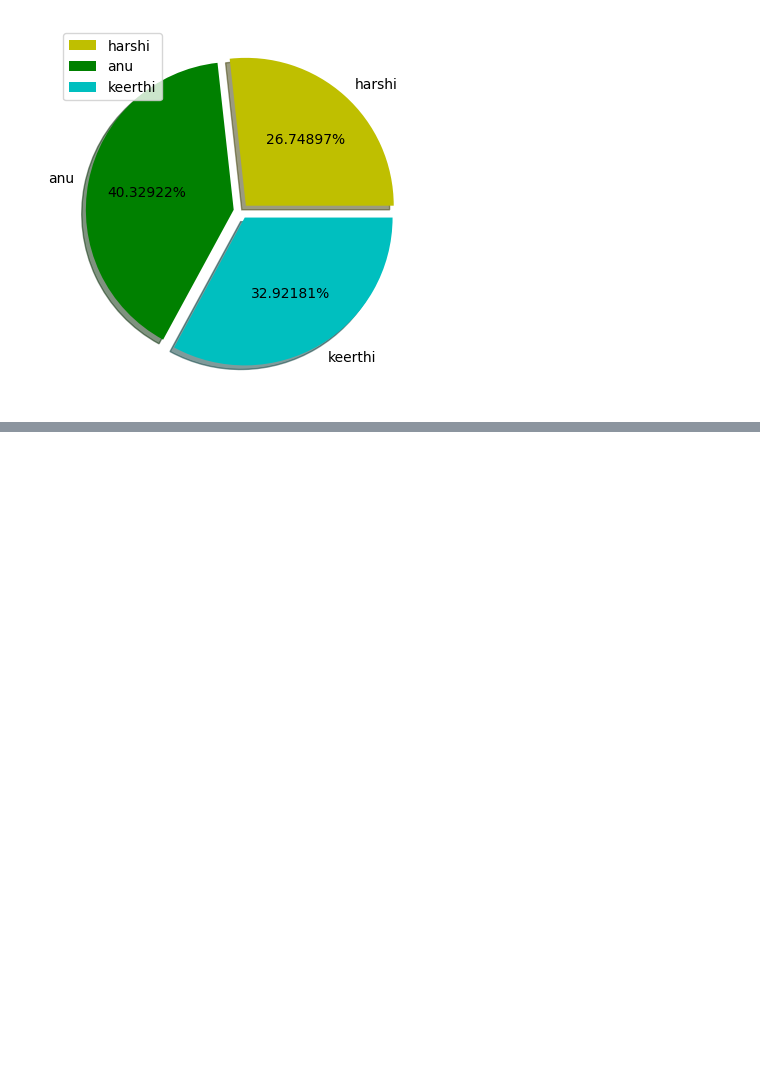
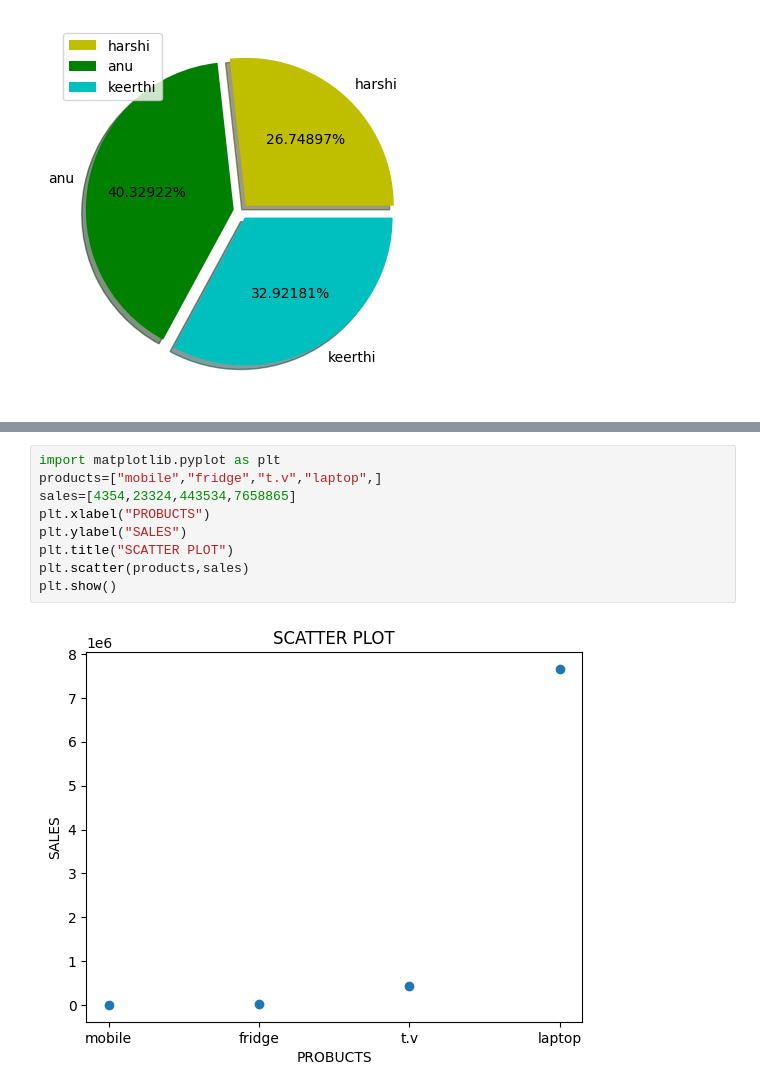
Before and after one commit to keerthimareedu3/keerthi, a Jupyter notebook: MATPLOTLIB.ipynb, the cells around one changed output, grey strips where cells are left out. Drawn from its saved outputs; the diff is of its cells as text; blank space fills up the shorter version.

```diff
--- a/MATPLOTLIB.ipynb
+++ b/MATPLOTLIB.ipynb
@@ -165,0 +199,11 @@ plt.show()
+# %%
+import matplotlib.pyplot as plt
+products=["mobile","fridge","t.v","laptop",]
+sales=[4354,23324,443534,7658865]
+plt.xlabel("PROBUCTS")
+plt.ylabel("SALES")
+plt.title("SCATTER PLOT")
+plt.scatter(products,sales)
+plt.show()
+# %% [output]
+[figure, added]
```
Also changed, not shown: parts of 8 cells of this notebook.
